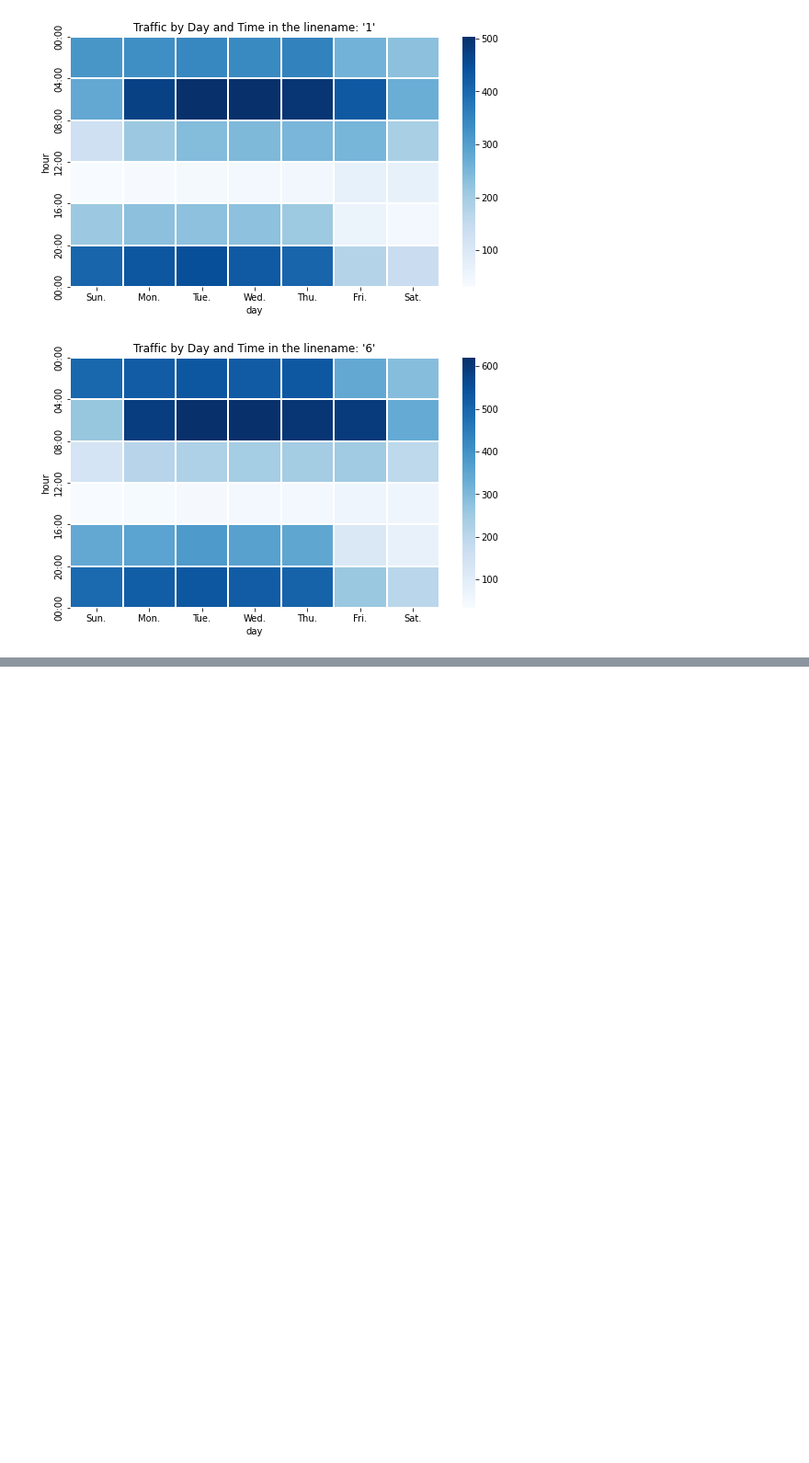
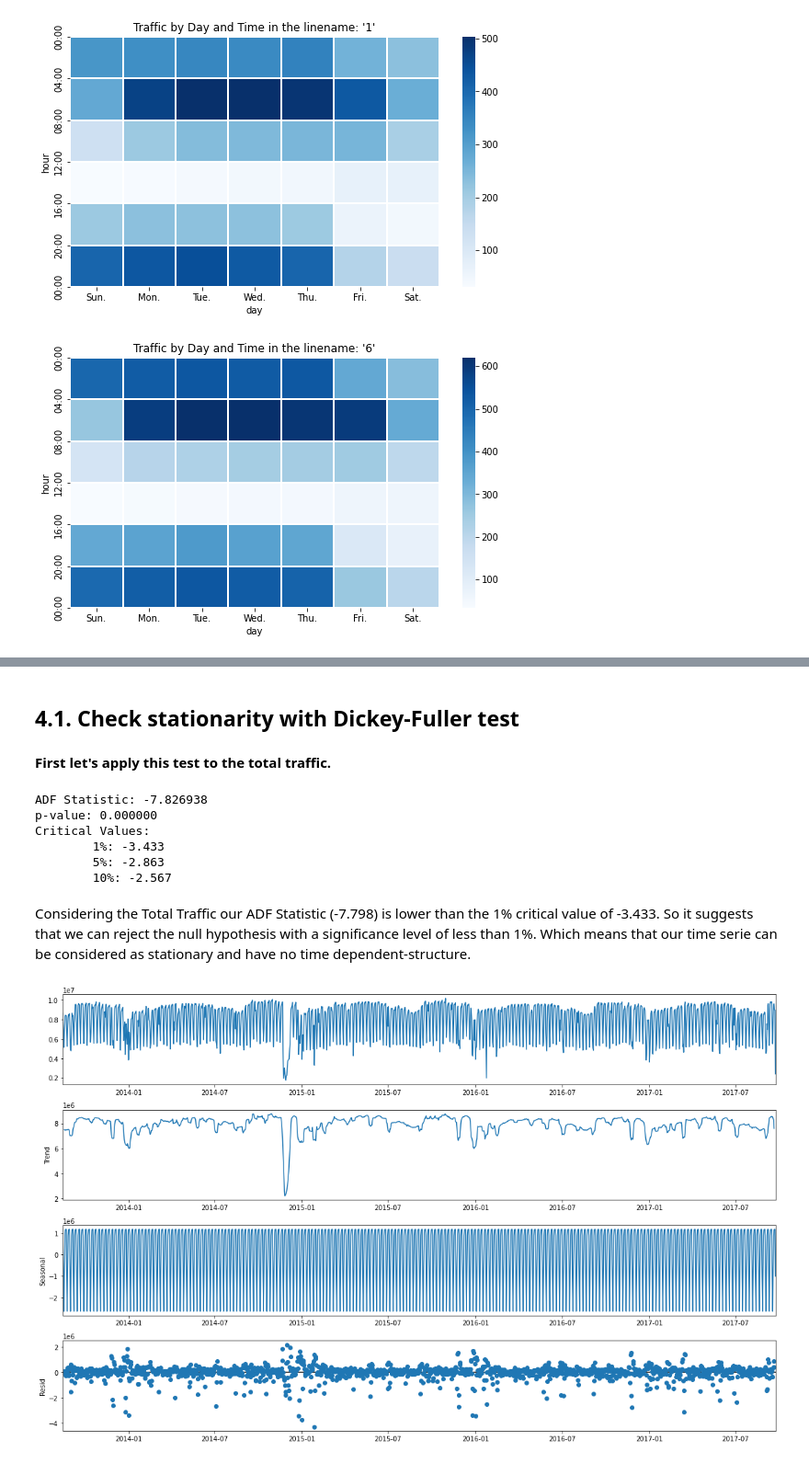
Before and after one commit to esgario/nyc-metro-forecasting, a Jupyter notebook: 1_exploratory_data_analysis.ipynb, the cells around one changed output, grey strips where cells are left out. Shown at 92% size. Cells and saved outputs as stored; diff of their text form; code cells hidden in the pictures; blank space fills up the shorter version.

```diff
--- a/1_exploratory_data_analysis.ipynb
+++ b/1_exploratory_data_analysis.ipynb
@@ -226,0 +239,3 @@ plot_traffic_by_hour_and_weekday('linename', 'Blues')
+# %%
+DATASET_FOLDER = 'dataset'
+CSV_FILES = ['20%d.csv' % (year) for year in list(range(10, 18))]
@@ -226,0 +317,9 @@ plot_traffic_by_hour_and_weekday('linename', 'Blues')
+# %%
+# Dataframe with traffic by station and day
+df_st = pd.read_csv(os.path.join(DATASET_FOLDER, 'daily_traffic_by_station.csv'), parse_dates=["datetime"])
+
+# Dataframe with traffic by linename and day
+df_ln = pd.read_csv(os.path.join(DATASET_FOLDER, 'daily_traffic_by_line.csv'), parse_dates=["datetime"])
+
+# Dataframe with the total traffic by day
+df_tot = df_ln.groupby('datetime').traffic.sum().reset_index()
@@ -226,0 +335,2 @@ plot_traffic_by_hour_and_weekday('linename', 'Blues')
+# %% [markdown]
+## 4.1. Check stationarity with Dickey-Fuller test <a class="anchor" id="check-stationarity"></a>
@@ -226,0 +348,22 @@ plot_traffic_by_hour_and_weekday('linename', 'Blues')
+# %% [markdown]
+**First let's apply this test to the total traffic.**
+# %%
+dickey_fuller_test(df_tot.traffic);
+# %% [output]
+ADF Statistic: -7.826938
+p-value: 0.000000
+Critical Values:
+        1%: -3.433
+        5%: -2.863
+        10%: -2.567
+# %% [markdown]
+Considering the Total Traffic our ADF Statistic (-7.798) is lower than the 1% critical value of -3.433.
+So it suggests that we can reject the null hypothesis with a significance level of less than 1%.
+Which means that our time serie can be considered as stationary and have no time dependent-structure.
+# %%
+# Decomposing our time series
+plt.rc("figure", figsize=(16, 10))
+decompose = seasonal_decompose(df_tot[-1500:].set_index('datetime'), period=7, model='additive')
+decompose.plot();
+# %% [output]
+[figure, added]
```
Also changed, not shown: parts of 27 cells of this notebook, 1 other file.
